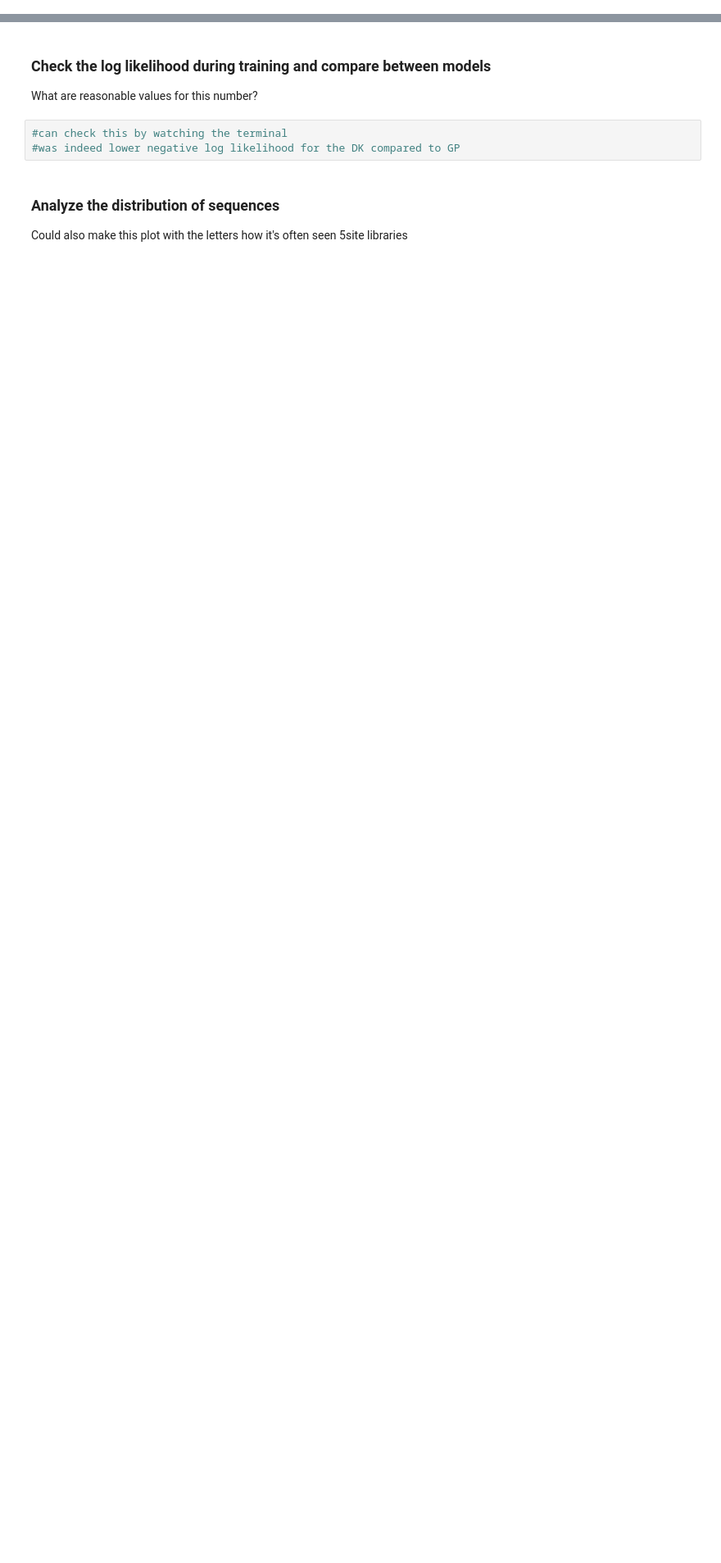
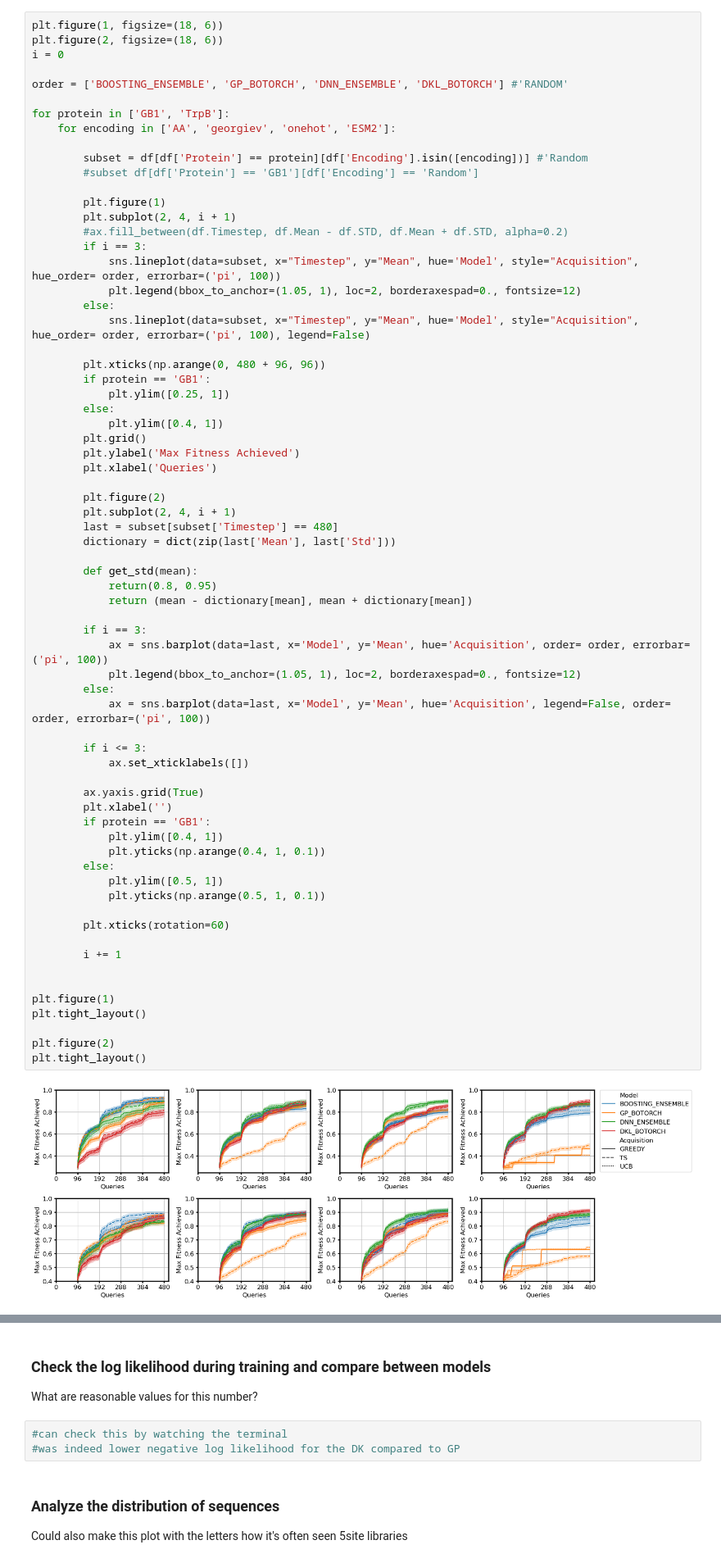
Before and after one commit to jsunn-y/ALDE, a Jupyter notebook: analysis.ipynb, the cells around one changed output, grey strips where cells are left out. Shown at 82% size. Saved outputs shown, nothing was run; the diff lists cells and outputs as text; blank space fills up the shorter version.

```diff
--- a/analysis.ipynb
+++ b/analysis.ipynb
@@ -29,0 +58,70 @@ ALL_AAS = ("A", "C", "D", "E", "F", "G", "H", "I", "K", "L", "M", "N", "P", "Q",
+# %%
+plt.figure(1, figsize=(18, 6))
+plt.figure(2, figsize=(18, 6))
+i = 0
+
+order = ['BOOSTING_ENSEMBLE', 'GP_BOTORCH', 'DNN_ENSEMBLE', 'DKL_BOTORCH'] #'RANDOM'
+
+for protein in ['GB1', 'TrpB']:
+    for encoding in ['AA', 'georgiev', 'onehot', 'ESM2']:
+
+        subset = df[df['Protein'] == protein][df['Encoding'].isin([encoding])] #'Random
+        #subset df[df['Protein'] == 'GB1'][df['Encoding'] == 'Random']
+
+        plt.figure(1)
+        plt.subplot(2, 4, i + 1)
+        #ax.fill_between(df.Timestep, df.Mean - df.STD, df.Mean + df.STD, alpha=0.2)
+        if i == 3:
+            sns.lineplot(data=subset, x="Timestep", y="Mean", hue='Model', style="Acquisition", hue_order= order, errorbar=('pi', 100))
+            plt.legend(bbox_to_anchor=(1.05, 1), loc=2, borderaxespad=0., fontsize=12)
+        else:
+            sns.lineplot(data=subset, x="Timestep", y="Mean", hue='Model', style="Acquisition", hue_order= order, errorbar=('pi', 100), legend=False)
+
+        plt.xticks(np.arange(0, 480 + 96, 96))
+        if protein == 'GB1':
+            plt.ylim([0.25, 1])
+        else:
+            plt.ylim([0.4, 1])
+        plt.grid()
+        plt.ylabel('Max Fitness Achieved')
+        plt.xlabel('Queries')
+
+        plt.figure(2)
+        plt.subplot(2, 4, i + 1)
+        last = subset[subset['Timestep'] == 480]
+        dictionary = dict(zip(last['Mean'], last['Std']))
+
+        def get_std(mean):
+            return(0.8, 0.95)
+            return (mean - dictionary[mean], mean + dictionary[mean])
+
+        if i == 3:
+            ax = sns.barplot(data=last, x='Model', y='Mean', hue='Acquisition', order= order, errorbar=('pi', 100))
+            plt.legend(bbox_to_anchor=(1.05, 1), loc=2, borderaxespad=0., fontsize=12)
+        else:
+            ax = sns.barplot(data=last, x='Model', y='Mean', hue='Acquisition', legend=False, order= order, errorbar=('pi', 100))
+
+        if i <= 3:
+            ax.set_xticklabels([])
+
+        ax.yaxis.grid(True)
+        plt.xlabel('')
+        if protein == 'GB1':
+            plt.ylim([0.4, 1])
+            plt.yticks(np.arange(0.4, 1, 0.1))
+        else:
+            plt.ylim([0.5, 1])
+            plt.yticks(np.arange(0.5, 1, 0.1))
+
+        plt.xticks(rotation=60)
+
+        i += 1
+
+
+plt.figure(1)
+plt.tight_layout()
+
+plt.figure(2)
+plt.tight_layout()
+# %% [output]
+[figure, added]
```
Also changed, not shown: parts of 21 cells of this notebook, 9 other files.
